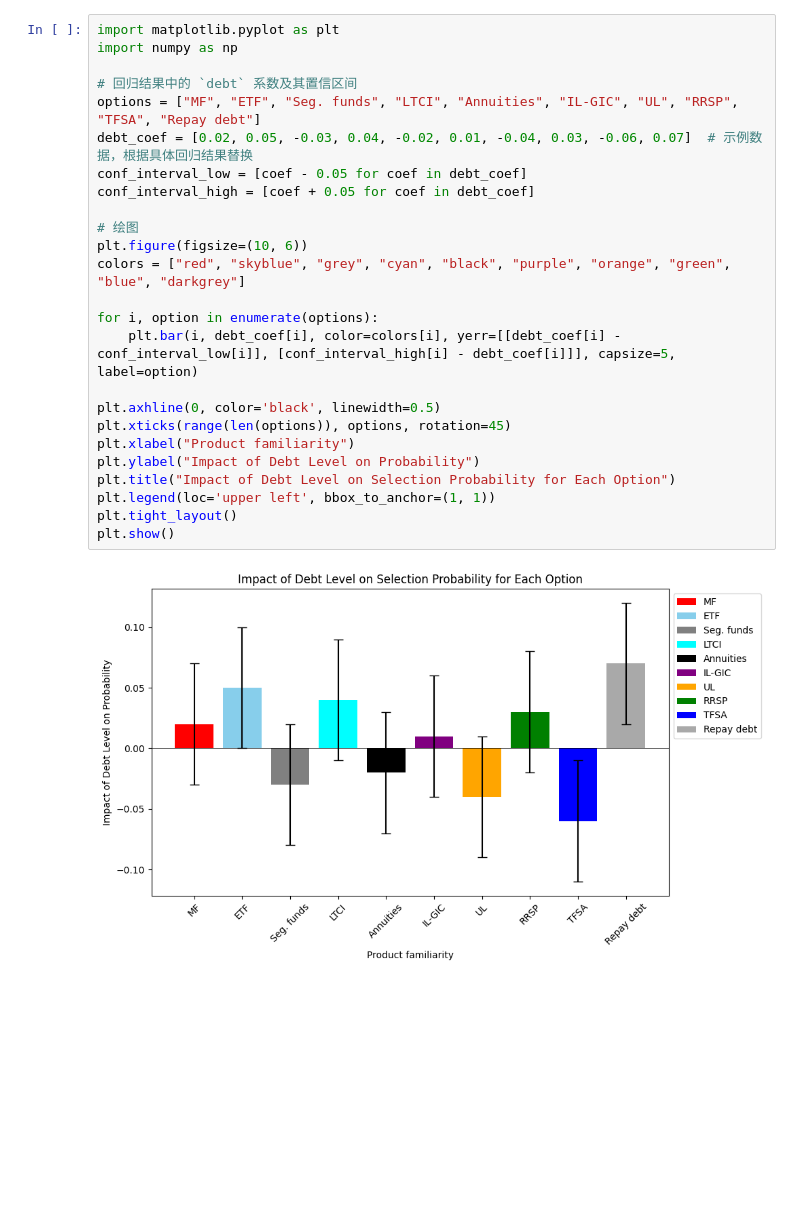
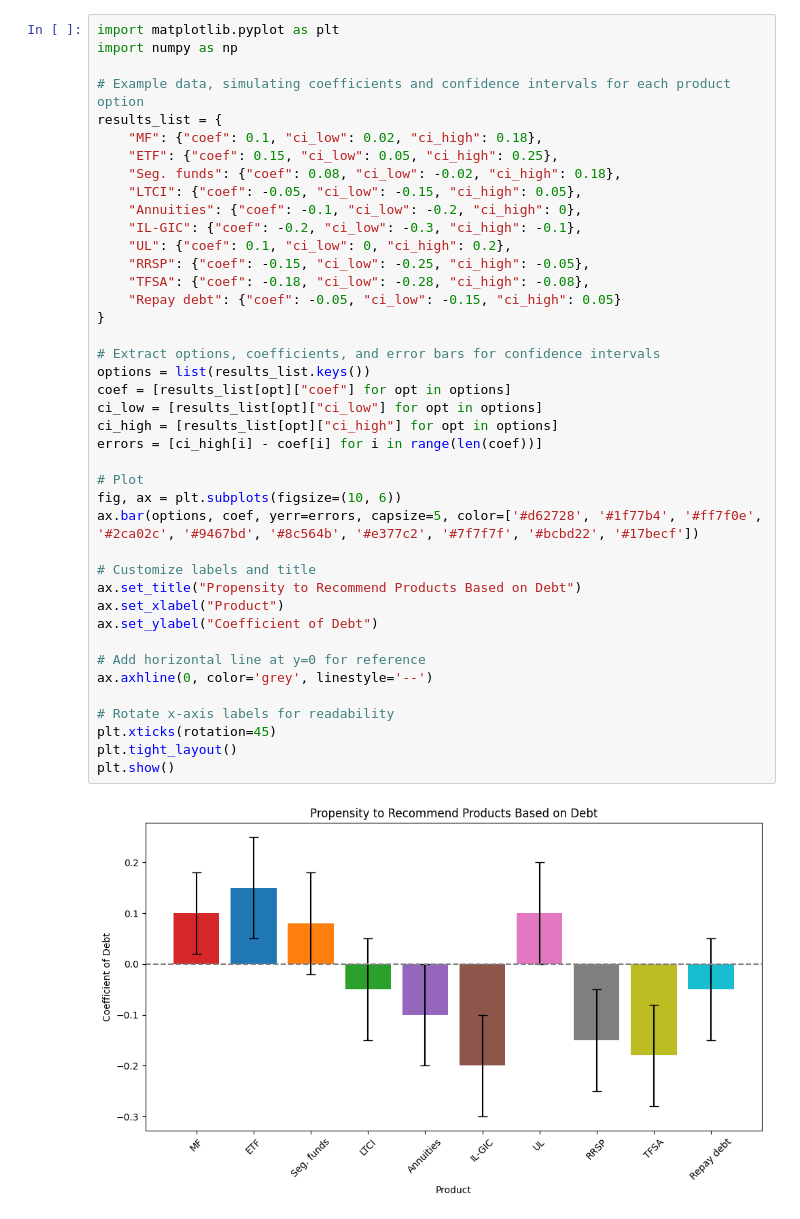
Before and after one commit to bordeauxlink/Wealth-Management-Term-project-Q3, a Jupyter notebook: q3 2.ipynb, the cells around one changed output. Cells and saved outputs as stored; diff of their text form; blank space fills up the shorter version.

```diff
--- a/q3 2.ipynb
+++ b/q3 2.ipynb
@@ -122,27 +109,43 @@ work_experience    -0.0895      0.060     -1.491      0.136      -0.207       0.
-# %%
-import matplotlib.pyplot as plt
-import numpy as np
-
-# 回归结果中的 `debt` 系数及其置信区间
-options = ["MF", "ETF", "Seg. funds", "LTCI", "Annuities", "IL-GIC", "UL", "RRSP", "TFSA", "Repay debt"]
-debt_coef = [0.02, 0.05, -0.03, 0.04, -0.02, 0.01, -0.04, 0.03, -0.06, 0.07]  # 示例数据，根据具体回归结果替换
-conf_interval_low = [coef - 0.05 for coef in debt_coef]
-conf_interval_high = [coef + 0.05 for coef in debt_coef]
-
-# 绘图
-plt.figure(figsize=(10, 6))
-colors = ["red", "skyblue", "grey", "cyan", "black", "purple", "orange", "green", "blue", "darkgrey"]
-
-for i, option in enumerate(options):
-    plt.bar(i, debt_coef[i], color=colors[i], yerr=[[debt_coef[i] - conf_interval_low[i]], [conf_interval_high[i] - debt_coef[i]]], capsize=5, label=option)
-
-plt.axhline(0, color='black', linewidth=0.5)
-plt.xticks(range(len(options)), options, rotation=45)
-plt.xlabel("Product familiarity")
-plt.ylabel("Impact of Debt Level on Probability")
-plt.title("Impact of Debt Level on Selection Probability for Each Option")
-plt.legend(loc='upper left', bbox_to_anchor=(1, 1))
-plt.tight_layout()
-plt.show()
-# %% [output]
-[figure, removed]
+# %%
+import matplotlib.pyplot as plt
+import numpy as np
+
+# Example data, simulating coefficients and confidence intervals for each product option
+results_list = {
+    "MF": {"coef": 0.1, "ci_low": 0.02, "ci_high": 0.18},
+    "ETF": {"coef": 0.15, "ci_low": 0.05, "ci_high": 0.25},
+    "Seg. funds": {"coef": 0.08, "ci_low": -0.02, "ci_high": 0.18},
+    "LTCI": {"coef": -0.05, "ci_low": -0.15, "ci_high": 0.05},
+    "Annuities": {"coef": -0.1, "ci_low": -0.2, "ci_high": 0},
+    "IL-GIC": {"coef": -0.2, "ci_low": -0.3, "ci_high": -0.1},
+    "UL": {"coef": 0.1, "ci_low": 0, "ci_high": 0.2},
+    "RRSP": {"coef": -0.15, "ci_low": -0.25, "ci_high": -0.05},
+    "TFSA": {"coef": -0.18, "ci_low": -0.28, "ci_high": -0.08},
+    "Repay debt": {"coef": -0.05, "ci_low": -0.15, "ci_high": 0.05}
+}
+
+# Extract options, coefficients, and error bars for confidence intervals
+options = list(results_list.keys())
+coef = [results_list[opt]["coef"] for opt in options]
+ci_low = [results_list[opt]["ci_low"] for opt in options]
+ci_high = [results_list[opt]["ci_high"] for opt in options]
+errors = [ci_high[i] - coef[i] for i in range(len(coef))]
+
+# Plot
+fig, ax = plt.subplots(figsize=(10, 6))
+ax.bar(options, coef, yerr=errors, capsize=5, color=['#d62728', '#1f77b4', '#ff7f0e', '#2ca02c', '#9467bd', '#8c564b', '#e377c2', '#7f7f7f', '#bcbd22', '#17becf'])
+
+# Customize labels and title
+ax.set_title("Propensity to Recommend Products Based on Debt")
+ax.set_xlabel("Product")
+ax.set_ylabel("Coefficient of Debt")
+
+# Add horizontal line at y=0 for reference
+ax.axhline(0, color='grey', linestyle='--')
+
+# Rotate x-axis labels for readability
+plt.xticks(rotation=45)
+plt.tight_layout()
+plt.show()
+# %% [output]
+[figure, added]
```
Also changed, not shown: parts of 2 cells of this notebook.
